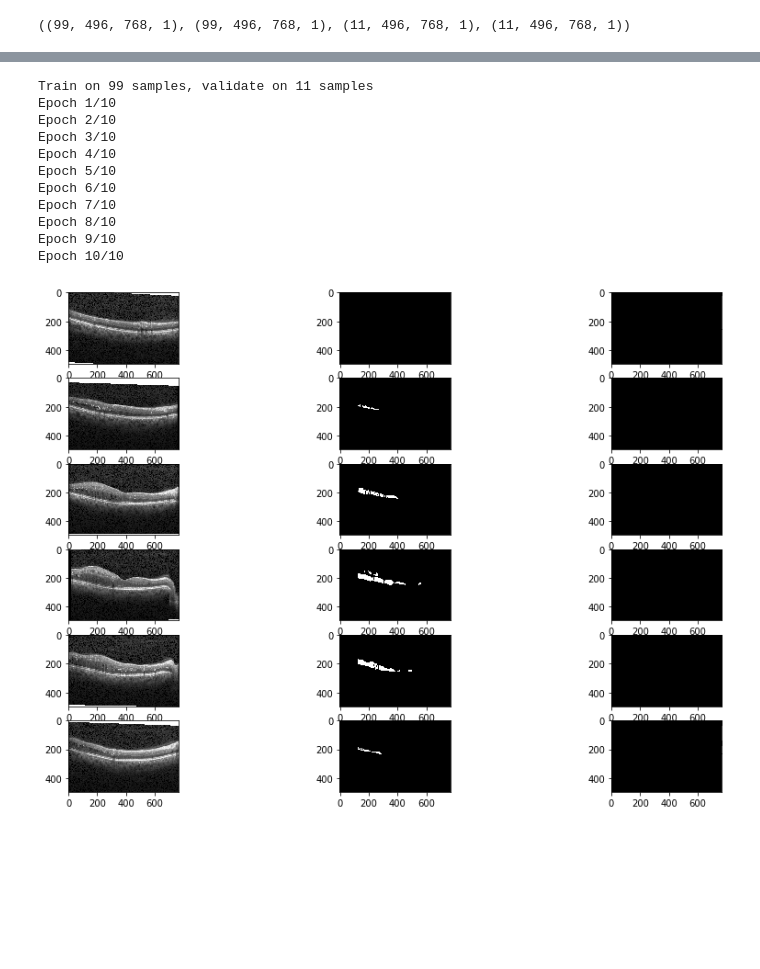
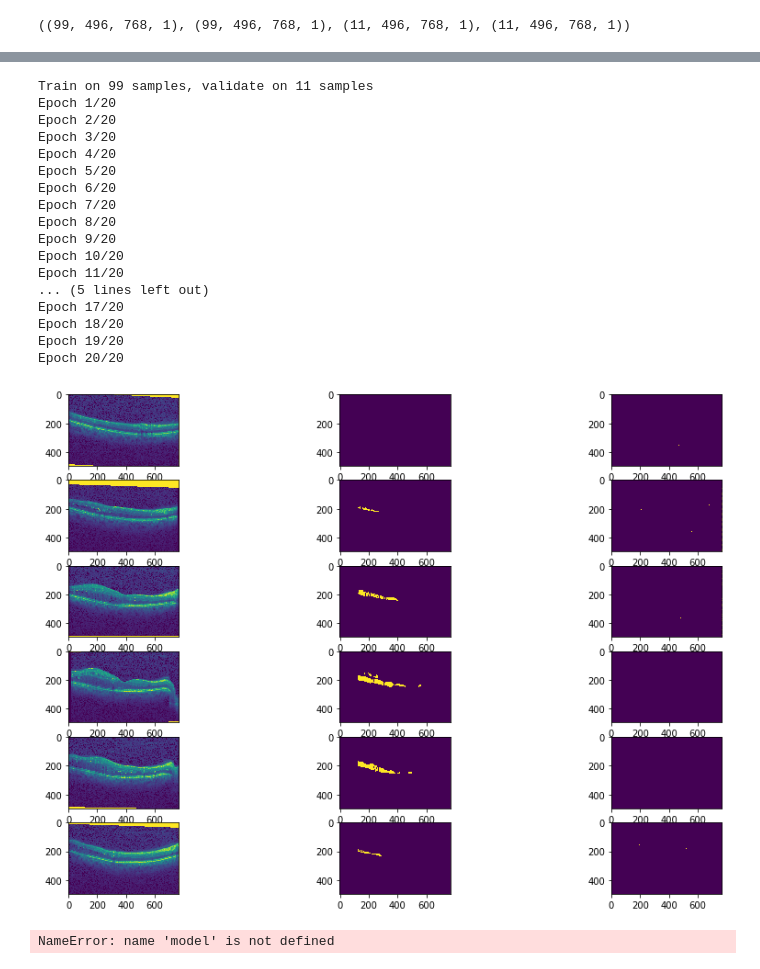
Before and after one commit to Malcolm-Ma/DL_Final_Project, a Jupyter notebook: src/trainUnet.ipynb, the cells around one changed output, grey strips where cells are left out. Saved outputs shown, nothing was run; the diff lists cells and outputs as text; code cells hidden in the pictures; blank space fills up the shorter version.

```diff
--- a/src/trainUnet.ipynb
+++ b/src/trainUnet.ipynb
@@ -160,31 +315,45 @@ plot_model(model, to_file='model1.png', show_shapes=True)
 # %%
 # model_checkpoint = ModelCheckpoint('unet_membrane.hdf5', monitor='loss',verbose=1, save_best_only=True)
 # model.fit(x_train, y_train,steps_per_epoch=300,epochs=1,callbacks=[model_checkpoint])
-results = model.fit(x_train, y_train, validation_data=(x_val, y_val), batch_size=11, epochs=10)
+
+from keras.callbacks import EarlyStopping
+
+results = model.fit(x_train, y_train, validation_data=(x_val, y_val), batch_size=11, epochs=20)
 # %% [output]
 Train on 99 samples, validate on 11 samples
-Epoch 1/10
-Epoch 2/10
-Epoch 3/10
-Epoch 4/10
-Epoch 5/10
-Epoch 6/10
-Epoch 7/10
-Epoch 8/10
-Epoch 9/10
-Epoch 10/10
+Epoch 1/20
+Epoch 2/20
+Epoch 3/20
+Epoch 4/20
+Epoch 5/20
+Epoch 6/20
+Epoch 7/20
+Epoch 8/20
+Epoch 9/20
+Epoch 10/20
+Epoch 11/20
+... (5 lines left out)
+Epoch 17/20
+Epoch 18/20
+Epoch 19/20
+Epoch 20/20
 # %%
 pred = model.predict(x_val)
 # %%
 pred = (pred > 0.5).astype(np.uint8)
 # %%
 nrows = 6
+
 fig, axes = plt.subplots(nrows=nrows, ncols=3, figsize=(15, 10))
 for i in range(nrows):
-    axes[i][0].imshow(np.reshape(x_val[2*i], (496, 768)), cmap='Greys_r')
-    axes[i][1].imshow(np.reshape(y_val[2*i], (496, 768)), cmap='Greys_r')
-    axes[i][2].imshow(np.reshape(pred[2*i], (496, 768)), cmap='Greys_r')
+    axes[i][0].imshow(np.reshape(x_val[2*i], (496, 768)))
+    axes[i][1].imshow(np.reshape(y_val[2*i], (496, 768)))
+    axes[i][2].imshow(np.reshape(pred[2*i], (496, 768)))
 
 plt.show()
 # %% [output]
-[figure, old version]
+[figure, new version]
+# %%
+model.evaluate(x_val, y_val)
+# %% [output]
+NameError: name 'model' is not defined
```
Also changed, not shown: parts of 10 cells of this notebook, 8 other files.
